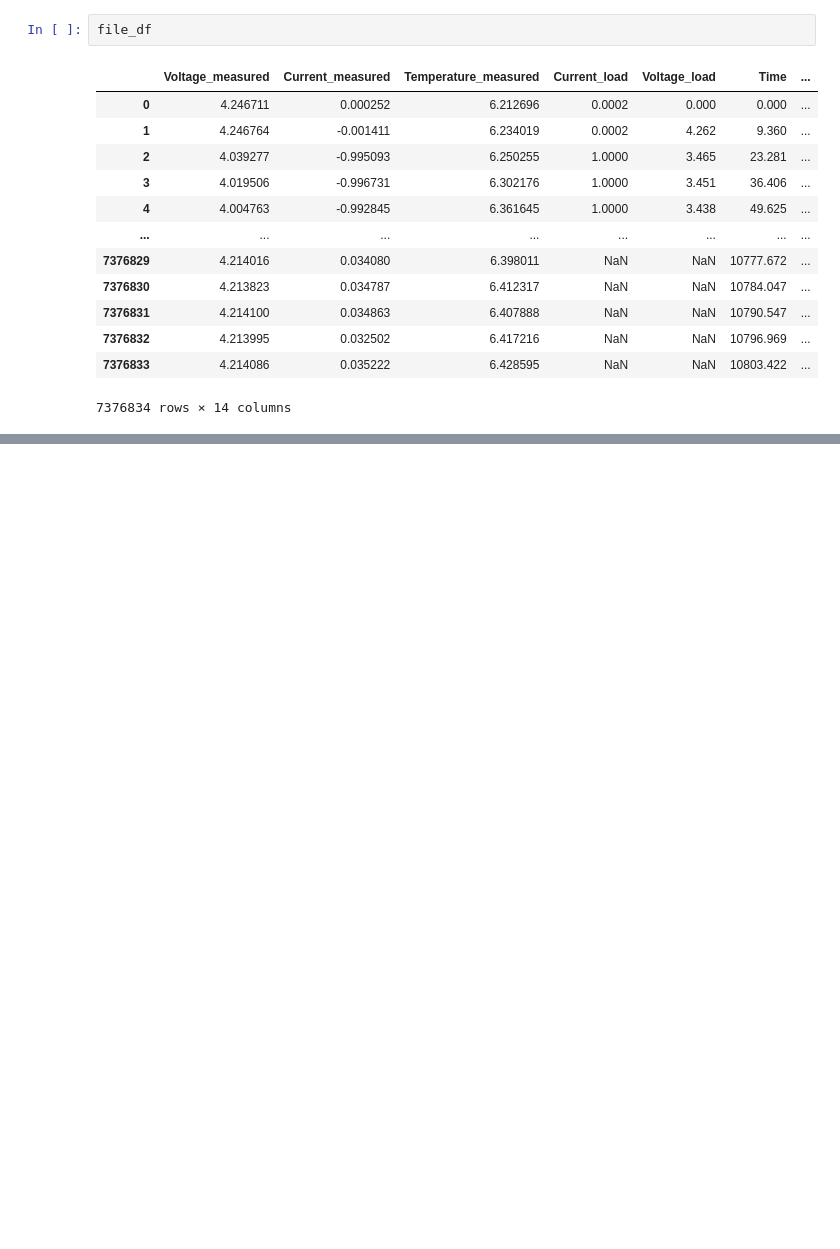
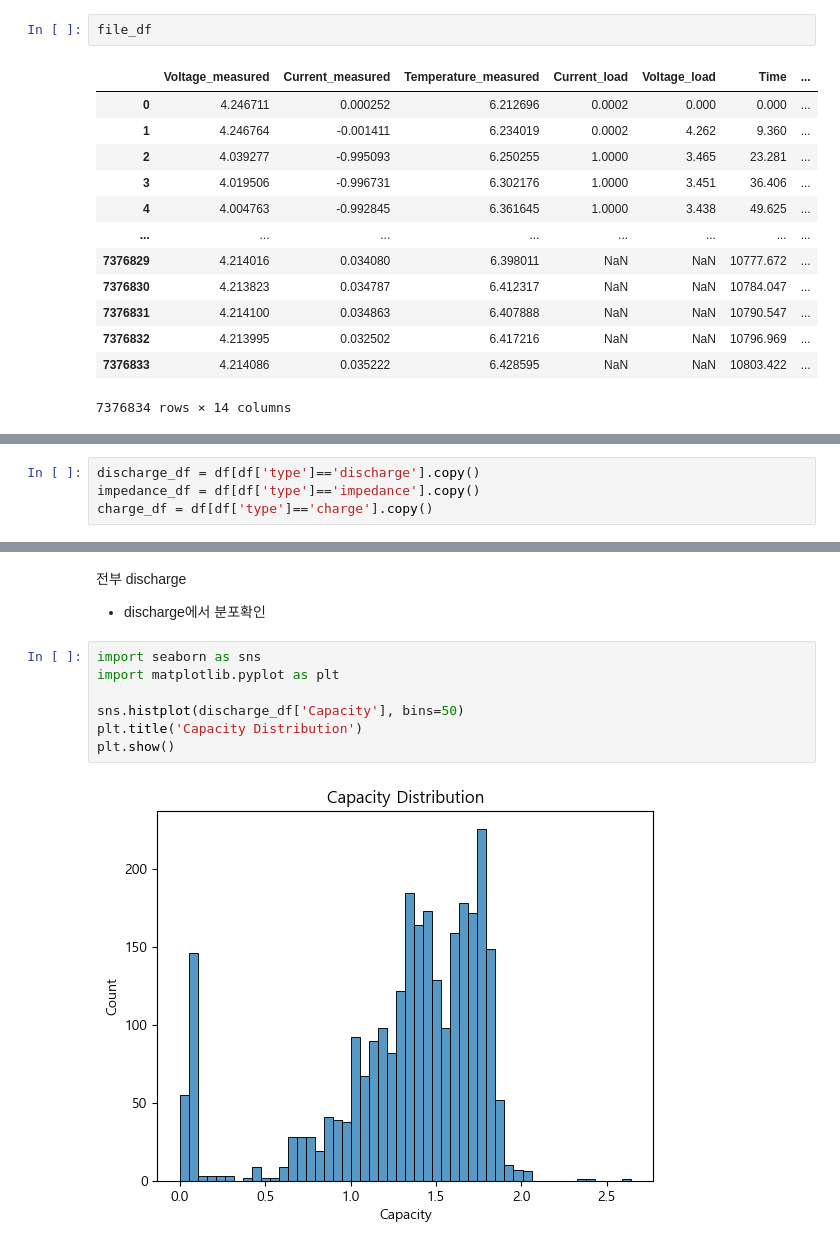
Before and after one commit to mipigirl7/project_lithium_battery_analysis_16team, a Jupyter notebook: 전처리.ipynb, the cells around one changed output, grey strips where cells are left out. Saved outputs shown, nothing was run; the diff lists cells and outputs as text; blank space fills up the shorter version.

```diff
--- a/전처리.ipynb
+++ b/전처리.ipynb
@@ -292,0 +299,4 @@ file_df
+# %%
+discharge_df = df[df['type']=='discharge'].copy()
+impedance_df = df[df['type']=='impedance'].copy()
+charge_df = df[df['type']=='charge'].copy()
@@ -292,0 +372,13 @@ file_df
+# %% [markdown]
+전부 discharge
+
+- discharge에서 분포확인
+# %%
+import seaborn as sns
+import matplotlib.pyplot as plt
+
+sns.histplot(discharge_df['Capacity'], bins=50)
+plt.title('Capacity Distribution')
+plt.show()
+# %% [output]
+[figure, added]
```
Also changed, not shown: parts of 27 cells of this notebook.
